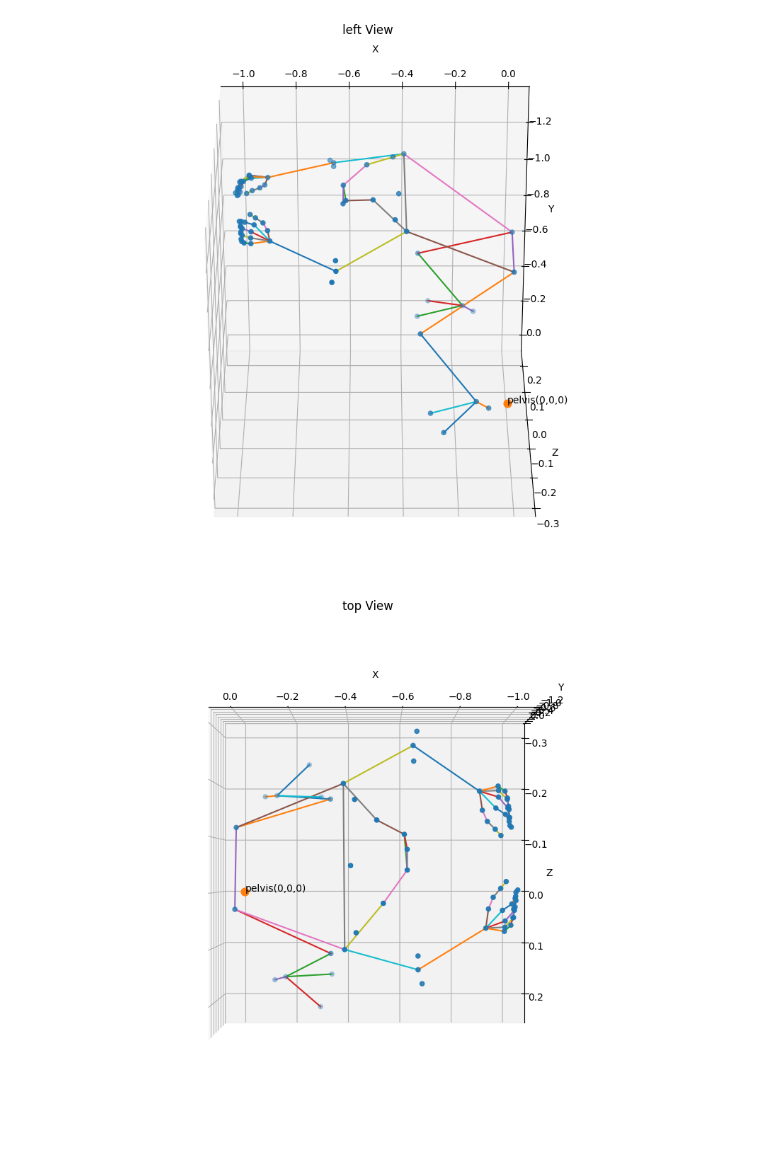
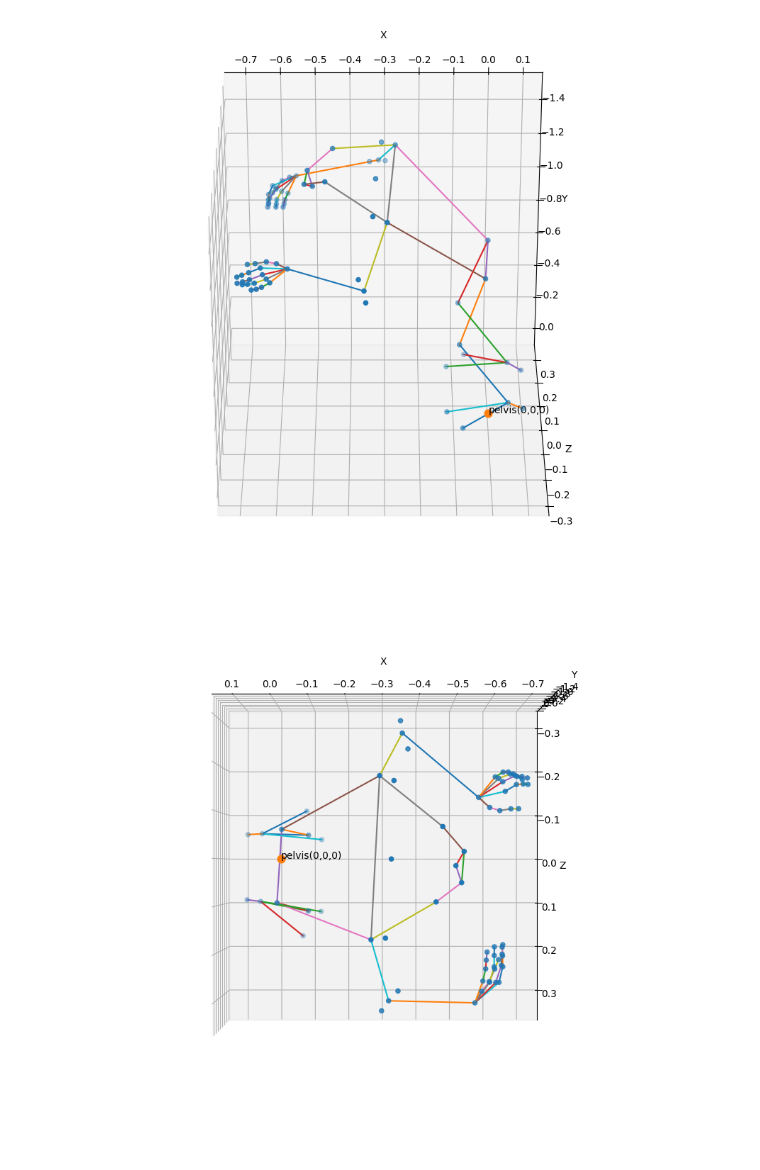
Before and after one commit to ChenKaiXuSan/Skiing_Analysis_PyTorch, a Jupyter notebook: analysis/plot_figure.ipynb, the cells around one changed output. Saved outputs shown, nothing was run; the diff lists cells and outputs as text; code cells hidden in the pictures.

```diff
--- a/analysis/plot_figure.ipynb
+++ b/analysis/plot_figure.ipynb
@@ -1,8 +1,17 @@
 # %%
 import numpy as np
 
-# left_outputs = np.load("/workspace/data/sam3d_body_results/person/run_3/osmo_2_sam_3d_body_outputs.npz", allow_pickle=True)['outputs']
-# right_outputs = np.load("/workspace/data/sam3d_body_results/person/run_3/osmo_1_sam_3d_body_outputs.npz", allow_pickle=True)['outputs']
+# 一般人
+left_outputs = np.load("/workspace/data/sam3d_body_results/person/run_3/osmo_2_sam_3d_body_outputs.npz", allow_pickle=True)['outputs']
+right_outputs = np.load("/workspace/data/sam3d_body_results/person/run_3/osmo_1_sam_3d_body_outputs.npz", allow_pickle=True)['outputs']
 
-left_outputs = np.load("/workspace/data/sam3d_body_results/unity/male/left_sam_3d_body_outputs.npz", allow_pickle=True)['arr_0']
-right_outputs = np.load("/workspace/data/sam3d_body_results/unity/male/right_sam_3d_body_outputs.npz", allow_pickle=True)['arr_0']
+# unityの男性モデル
+# left_outputs = np.load("/workspace/data/sam3d_body_results/unity/male/left_sam_3d_body_outputs.npz", allow_pickle=True)['arr_0']
+# right_outputs = np.load("/workspace/data/sam3d_body_results/unity/male/right_sam_3d_body_outputs.npz", allow_pickle=True)['arr_0']
+
+# pro男性
+# fused = np.load("/workspace/data/dual_view_pose/fused_smoothed_results/person_pairs/pro_1_smoothed.npy", allow_pickle=True)
+# smoothed_fused = np.load("/workspace/data/dual_view_pose/fused_smoothed_results/person_pairs/pro_1_fused.npy", allow_pickle=True)
+
+# left_outputs = np.load("/workspace/data/dual_view_pose/sam3d_body_results/person/pro_1/left/frame_0001_sam_3d_body_outputs.npz", allow_pickle=True)['outputs']
+# right_outputs = np.load("/workspace/data/dual_view_pose/sam3d_body_results/person/pro_1/right/frame_0001_sam_3d_body_outputs.npz", allow_pickle=True)['outputs']
@@ -625,10 +576,10 @@ def plot_scene_interactive(kpts_world, C_L_world, C_R_world,
     fig.show()
 # %%
 
-raw_C_L = left_outputs[2]['pred_cam_t']
-raw_L_kpt_3d = left_outputs[2]['pred_keypoints_3d']
-raw_C_R = right_outputs[2]['pred_cam_t']
-raw_R_kpt_3d = right_outputs[2]['pred_keypoints_3d']
+raw_C_L = left_outputs[0]['pred_cam_t']
+raw_L_kpt_3d = left_outputs[0]['pred_keypoints_3d']
+raw_C_R = right_outputs[0]['pred_cam_t']
+raw_R_kpt_3d = right_outputs[0]['pred_keypoints_3d']
 
 print(f"sam 3d 给出的 C_L: {raw_C_L}")
 print(f"sam 3d 给出的 C_R: {raw_C_R}")
@@ -683,2 +634,2 @@ sam 3d 给出的 C_R: [-0.24382238  1.1426476   5.580238  ]
-[figure, old version]
+[figure, new version]
-[figure, old version]
+[figure, new version]
```
Also changed, not shown: parts of 12 cells of this notebook, 4 other files.
